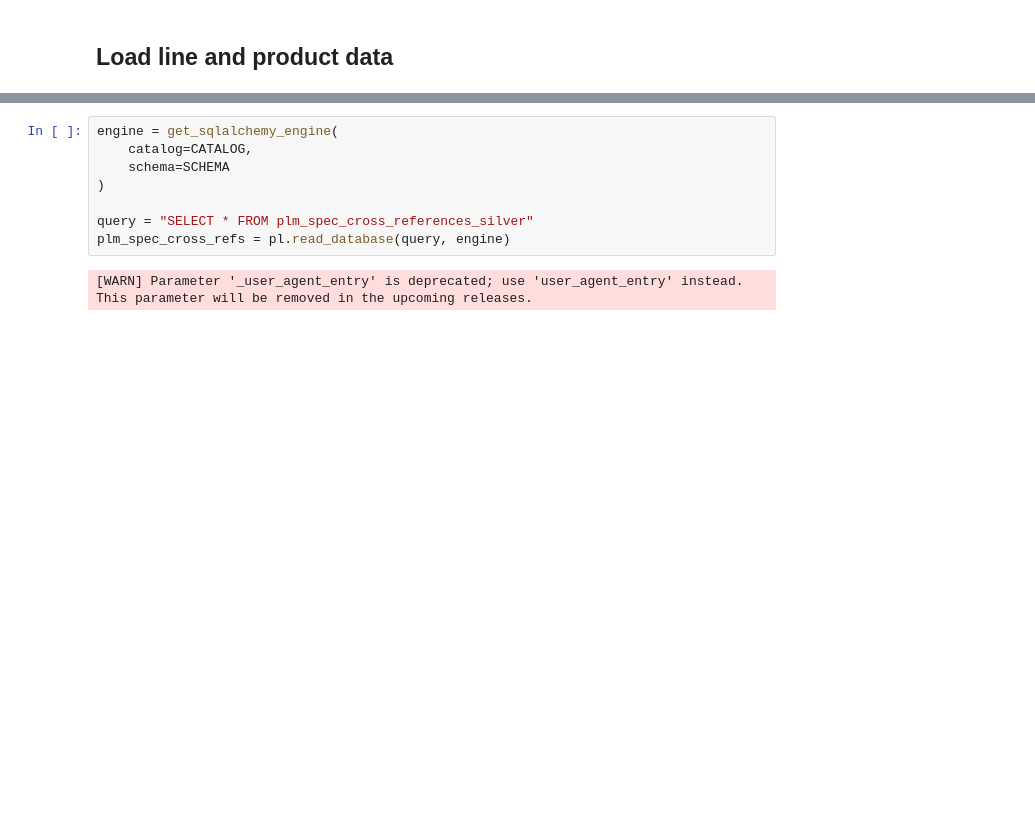
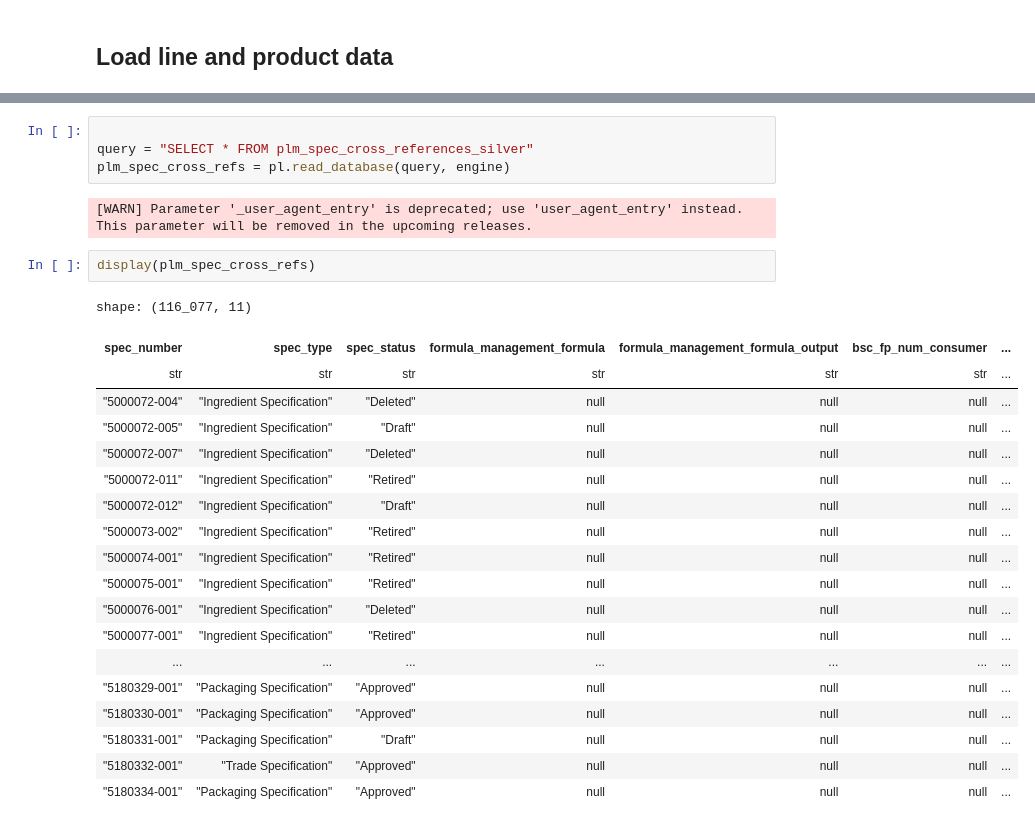
Before and after one commit to 8451LLC/labs-mfg-capabilities, a Jupyter notebook: nbs/prepare_data/join_with_formulations.ipynb, the cells around one changed output, grey strips where cells are left out. Saved outputs shown, nothing was run; the diff lists cells and outputs as text; blank space fills up the shorter version.

```diff
--- a/nbs/prepare_data/join_with_formulations.ipynb
+++ b/nbs/prepare_data/join_with_formulations.ipynb
@@ -84,10 +172,28 @@ shape: (914, 4)
 # %%
-engine = get_sqlalchemy_engine(
-    catalog=CATALOG,
-    schema=SCHEMA
-)
 
 query = "SELECT * FROM plm_spec_cross_references_silver"
 plm_spec_cross_refs = pl.read_database(query, engine)
 # %% [output]
 [WARN] Parameter '_user_agent_entry' is deprecated; use 'user_agent_entry' instead. This parameter will be removed in the upcoming releases.
+# %%
+display(plm_spec_cross_refs)
+# %% [output]
+shape: (116_077, 11)
+| spec_number | spec_type | spec_status | formula_management_formula | formula_management_formula_output | bsc_fp_num_consumer | ... |
+| str | str | str | str | str | str | ... |
+| "5000072-004" | "Ingredient Specification" | "Deleted" | null | null | null | ... |
+| "5000072-005" | "Ingredient Specification" | "Draft" | null | null | null | ... |
+| "5000072-007" | "Ingredient Specification" | "Deleted" | null | null | null | ... |
+| "5000072-011" | "Ingredient Specification" | "Retired" | null | null | null | ... |
+| "5000072-012" | "Ingredient Specification" | "Draft" | null | null | null | ... |
+| "5000073-002" | "Ingredient Specification" | "Retired" | null | null | null | ... |
+| "5000074-001" | "Ingredient Specification" | "Retired" | null | null | null | ... |
+| "5000075-001" | "Ingredient Specification" | "Retired" | null | null | null | ... |
+| "5000076-001" | "Ingredient Specification" | "Deleted" | null | null | null | ... |
+| "5000077-001" | "Ingredient Specification" | "Retired" | null | null | null | ... |
+| ... | ... | ... | ... | ... | ... | ... |
+| "5180329-001" | "Packaging Specification" | "Approved" | null | null | null | ... |
+| "5180330-001" | "Packaging Specification" | "Approved" | null | null | null | ... |
+| "5180331-001" | "Packaging Specification" | "Draft" | null | null | null | ... |
+| "5180332-001" | "Trade Specification" | "Approved" | null | null | null | ... |
+| "5180334-001" | "Packaging Specification" | "Approved" | null | null | null | ... |
```
Also changed, not shown: parts of 10 cells of this notebook, 2 other files.
